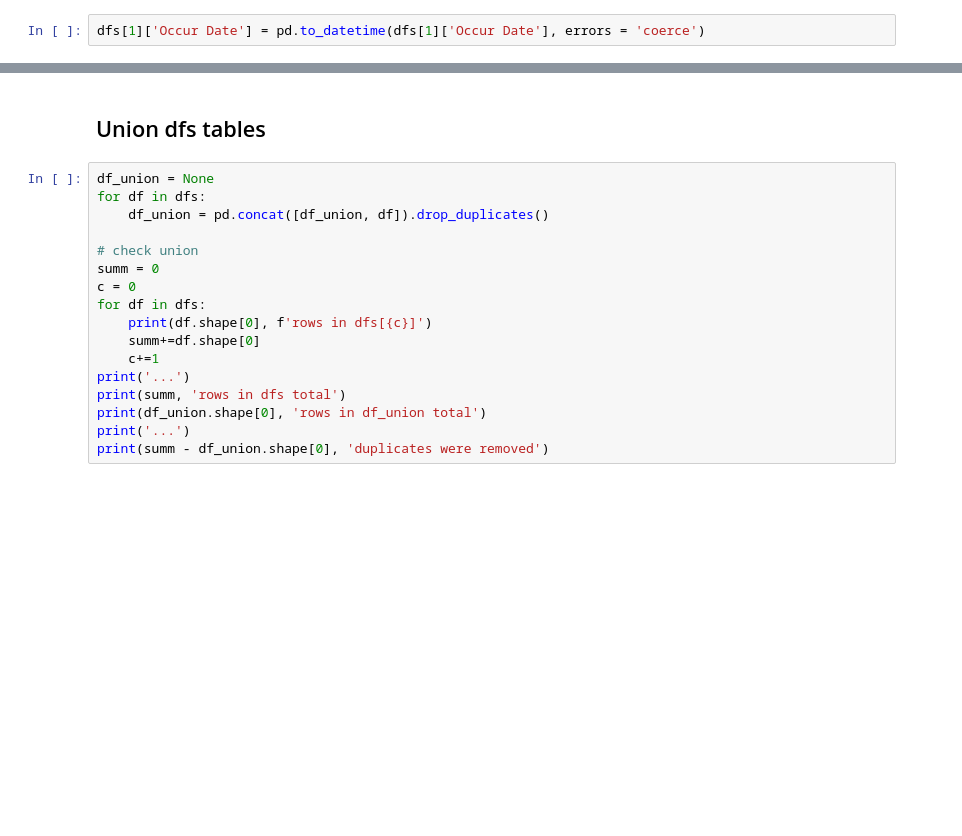
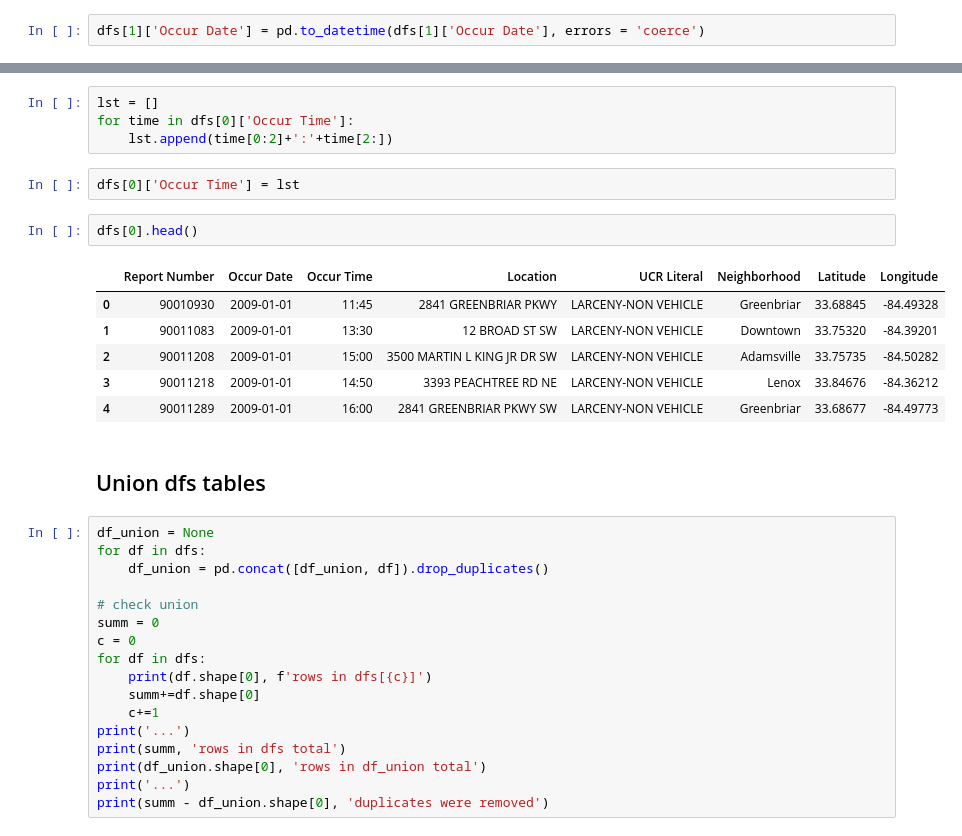
Before and after one commit to bdub-1/Atlanta-Crime-Project, a Jupyter notebook: Atlanta crime 2009-2022/Atlanta Crimes 2009-2022.ipynb, the cells around one changed output, grey strips where cells are left out. Cells and saved outputs as stored; diff of their text form; blank space fills up the shorter version.

```diff
--- a/Atlanta crime 2009-2022/Atlanta Crimes 2009-2022.ipynb
+++ b/Atlanta crime 2009-2022/Atlanta Crimes 2009-2022.ipynb
@@ -165,3 +136,18 @@ Name: Occur Date, dtype: datetime64[ns]
+# %%
+lst = []
+for time in dfs[0]['Occur Time']:
+    lst.append(time[0:2]+':'+time[2:])
+# %%
+dfs[0]['Occur Time'] = lst
+# %%
+dfs[0].head()
+# %% [output]
+|  | Report Number | Occur Date | Occur Time | Location | UCR Literal | Neighborhood | Latitude | Longitude |
+| 0 | 90010930 | 2009-01-01 | 11:45 | 2841 GREENBRIAR PKWY | LARCENY-NON VEHICLE | Greenbriar | 33.68845 | -84.49328 |
+| 1 | 90011083 | 2009-01-01 | 13:30 | 12 BROAD ST SW | LARCENY-NON VEHICLE | Downtown | 33.75320 | -84.39201 |
+| 2 | 90011208 | 2009-01-01 | 15:00 | 3500 MARTIN L KING JR DR SW | LARCENY-NON VEHICLE | Adamsville | 33.75735 | -84.50282 |
+| 3 | 90011218 | 2009-01-01 | 14:50 | 3393 PEACHTREE RD NE | LARCENY-NON VEHICLE | Lenox | 33.84676 | -84.36212 |
+| 4 | 90011289 | 2009-01-01 | 16:00 | 2841 GREENBRIAR PKWY SW | LARCENY-NON VEHICLE | Greenbriar | 33.68677 | -84.49773 |
 # %% [markdown]
 ## Union dfs tables
 # %%
```
Also changed, not shown: parts of 38 cells of this notebook, 1 other file.
